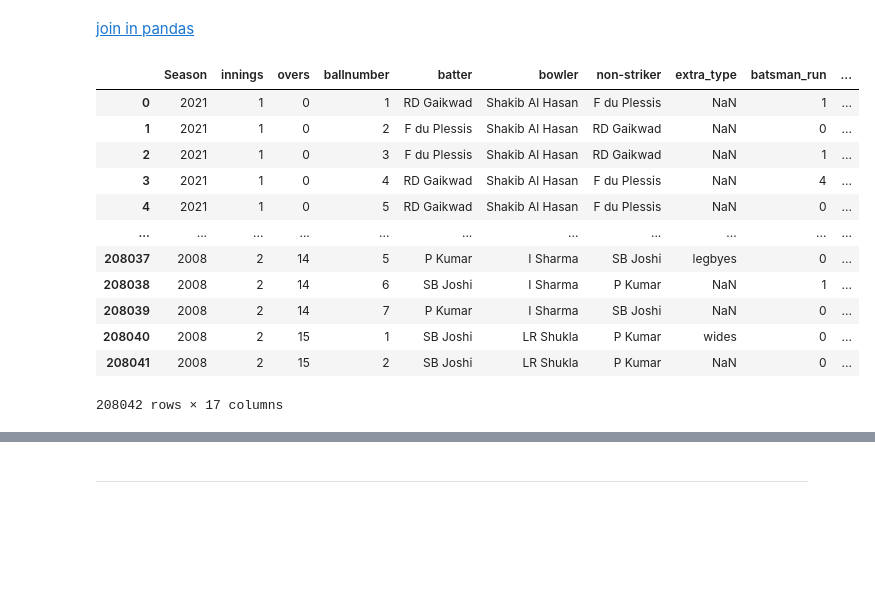
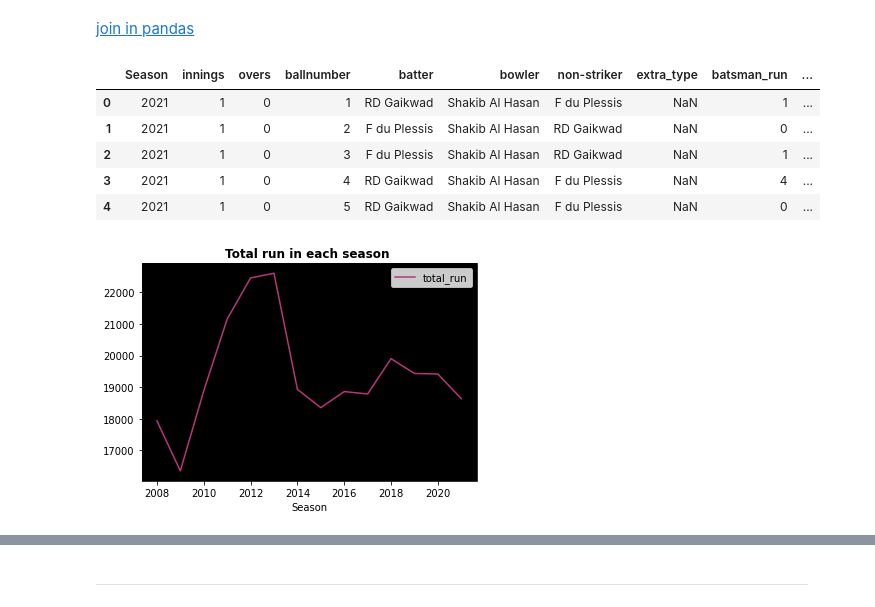
Before and after one commit to GeetikaSh/IPL_2022, a Jupyter notebook: ipl-analysis.ipynb, the cells around one changed output, grey strips where cells are left out. Cells and saved outputs as stored; diff of their text form; code cells hidden in the pictures; blank space fills up the shorter version.

```diff
--- a/ipl-analysis.ipynb
+++ b/ipl-analysis.ipynb
@@ -352,18 +365,22 @@ plt.show()
 [join in pandas](https://medium.com/@GeetikaSh/difference-between-left-join-and-right-join-e4fcc6f58b82)
 # %%
 season_data=matches[["ID","Season"]].merge(balls,left_on="ID",right_on="ID", how="left").drop("ID", axis=1)
-season_data
+season_data.head()
 # %% [output]
 |  | Season | innings | overs | ballnumber | batter | bowler | non-striker | extra_type | batsman_run | ... |
 | 0 | 2021 | 1 | 0 | 1 | RD Gaikwad | Shakib Al Hasan | F du Plessis | NaN | 1 | ... |
 | 1 | 2021 | 1 | 0 | 2 | F du Plessis | Shakib Al Hasan | RD Gaikwad | NaN | 0 | ... |
 | 2 | 2021 | 1 | 0 | 3 | F du Plessis | Shakib Al Hasan | RD Gaikwad | NaN | 1 | ... |
 | 3 | 2021 | 1 | 0 | 4 | RD Gaikwad | Shakib Al Hasan | F du Plessis | NaN | 4 | ... |
 | 4 | 2021 | 1 | 0 | 5 | RD Gaikwad | Shakib Al Hasan | F du Plessis | NaN | 0 | ... |
-| ... | ... | ... | ... | ... | ... | ... | ... | ... | ... | ... |
-| 208037 | 2008 | 2 | 14 | 5 | P Kumar | I Sharma | SB Joshi | legbyes | 0 | ... |
-| 208038 | 2008 | 2 | 14 | 6 | SB Joshi | I Sharma | P Kumar | NaN | 1 | ... |
-| 208039 | 2008 | 2 | 14 | 7 | P Kumar | I Sharma | SB Joshi | NaN | 0 | ... |
-| 208040 | 2008 | 2 | 15 | 1 | SB Joshi | LR Shukla | P Kumar | wides | 0 | ... |
-| 208041 | 2008 | 2 | 15 | 2 | SB Joshi | LR Shukla | P Kumar | NaN | 0 | ... |
-208042 rows × 17 columns
+# %%
+season=season_data.groupby(["Season"])["total_run"].sum().reset_index()
+p=season.set_index("Season")
+ax=plt.axes()
+ax.set(facecolor="black")
+
+sns.lineplot(data=p,palette="magma")
+plt.title("Total run in each season ", fontsize=12, fontweight="bold")
+plt.show()
+# %% [output]
+[figure, added]
```
Also changed, not shown: parts of 18 cells of this notebook.
